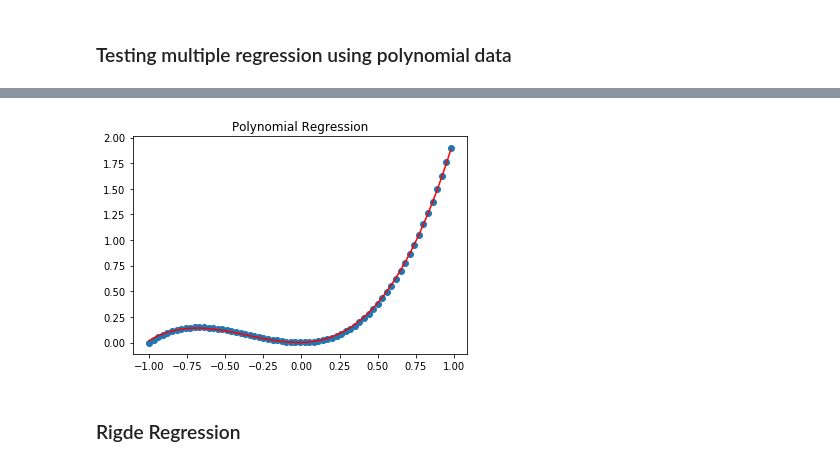
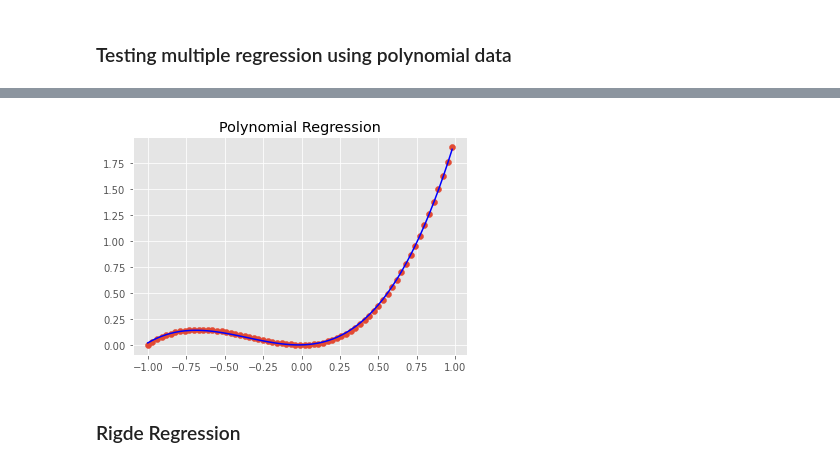
Before and after one commit to prathameshbhalekar/Machine-Learning-From-Scratch, a Jupyter notebook: Linear Regression using Gradient Descent.ipynb, the cells around one changed output, grey strips where cells are left out. Saved outputs shown, nothing was run; the diff lists cells and outputs as text; code cells hidden in the pictures.

```diff
--- a/Linear Regression using Gradient Descent.ipynb
+++ b/Linear Regression using Gradient Descent.ipynb
@@ -5,9 +5,11 @@
 - Fit of line calculated by mean squared error
 - parameters computed using gradient descent
 # %%
+import numpy as np
 import pandas as pd
-import numpy as np
 import matplotlib.pyplot as plt
 import seaborn as sns
 from sklearn import preprocessing
 from sklearn.datasets import make_regression
+from implementation.LinearRegression import LinearRegression
+plt.style.use('ggplot')
@@ -108,3 +55,0 @@ y1=y1.to_numpy().T[0]
-# %%
-model1=linear_regression(features=3,epochs=1500,learning_rate=0.1)
-model1.fit(x1,y1,print_every_nth_epoch=100)
@@ -126,0 +56,3 @@ model1.fit(x1,y1,print_every_nth_epoch=100)
+# %%
+model1 = LinearRegression()
+model1.fit(x1, y1, print_every_nth_epoch = 150, epochs = 1500, learning_rate = 0.1)
@@ -127,10 +70,10 @@ model1.fit(x1,y1,print_every_nth_epoch=100)
 # %%
-plt.scatter(x1.T[0],y1)
-plt.plot(x1.T[0],model1.predict(x1),c="r")
+plt.scatter(x1.T[0], y1)
+plt.plot(x1.T[0], model1.predict(x1), c = "b")
 plt.title("Polynomial Regression")
 plt.show()
 # %% [output]
-[figure, old version]
+[figure, new version]
 # %% [markdown]
 ### Rigde Regression
 # %%
```
Also changed, not shown: parts of 11 cells of this notebook, 4 other files.
